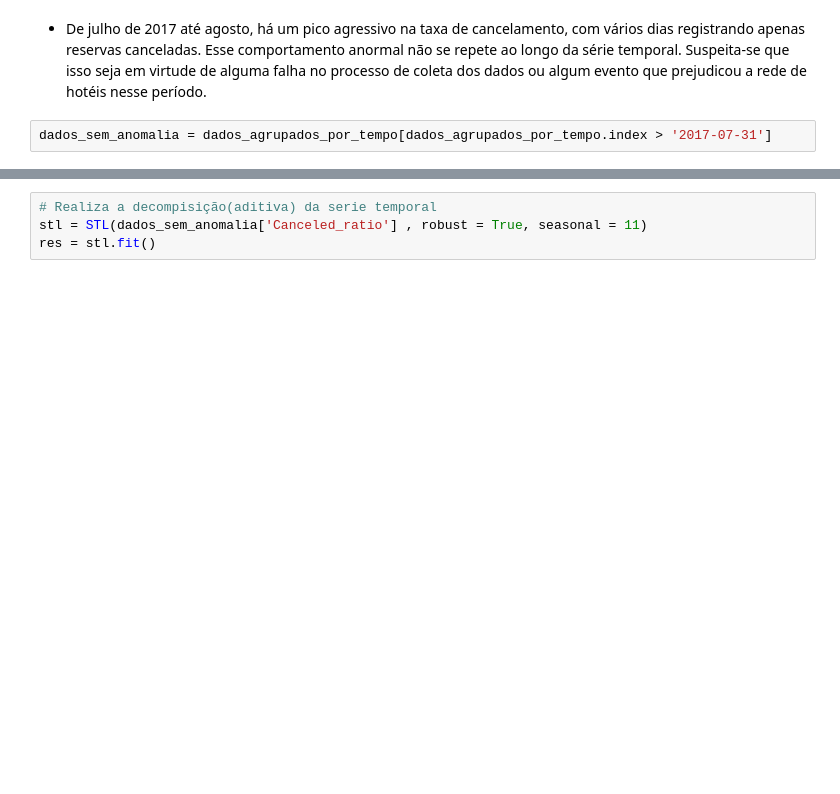
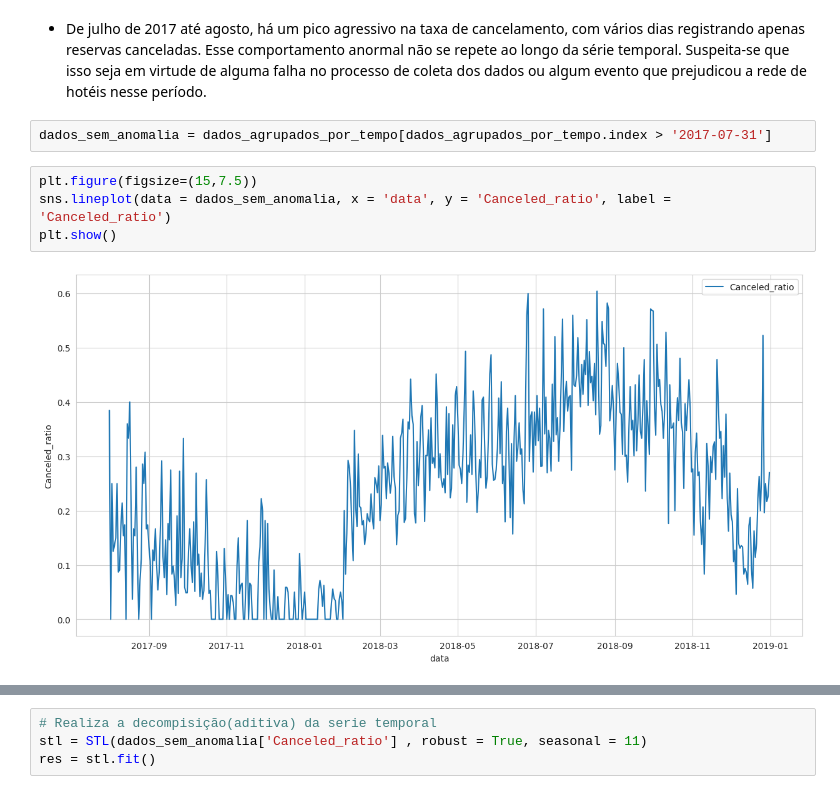
Before and after one commit to Gabrieldpll/Hotel-Reservations, a Jupyter notebook: PROJETO_ML_EDA_.ipynb, the cells around one changed output, grey strips where cells are left out. Drawn from its saved outputs; the diff is of its cells as text; blank space fills up the shorter version.

```diff
--- a/PROJETO_ML_EDA_.ipynb
+++ b/PROJETO_ML_EDA_.ipynb
@@ -258,4 +272,10 @@ fig.show()
 * De julho de 2017 até agosto, há um pico agressivo na taxa de cancelamento, com vários dias registrando apenas reservas canceladas. Esse comportamento anormal não se repete ao longo da série temporal. Suspeita-se que isso seja em virtude de alguma falha no processo de coleta dos dados ou algum evento que prejudicou a rede de hotéis nesse período.
 # %%
 dados_sem_anomalia = dados_agrupados_por_tempo[dados_agrupados_por_tempo.index > '2017-07-31']
+# %%
+plt.figure(figsize=(15,7.5))
+sns.lineplot(data = dados_sem_anomalia, x = 'data', y = 'Canceled_ratio', label = 'Canceled_ratio')
+plt.show()
+# %% [output]
+[figure, added]
 # %%
```
Also changed, not shown: parts of 58 cells of this notebook.
